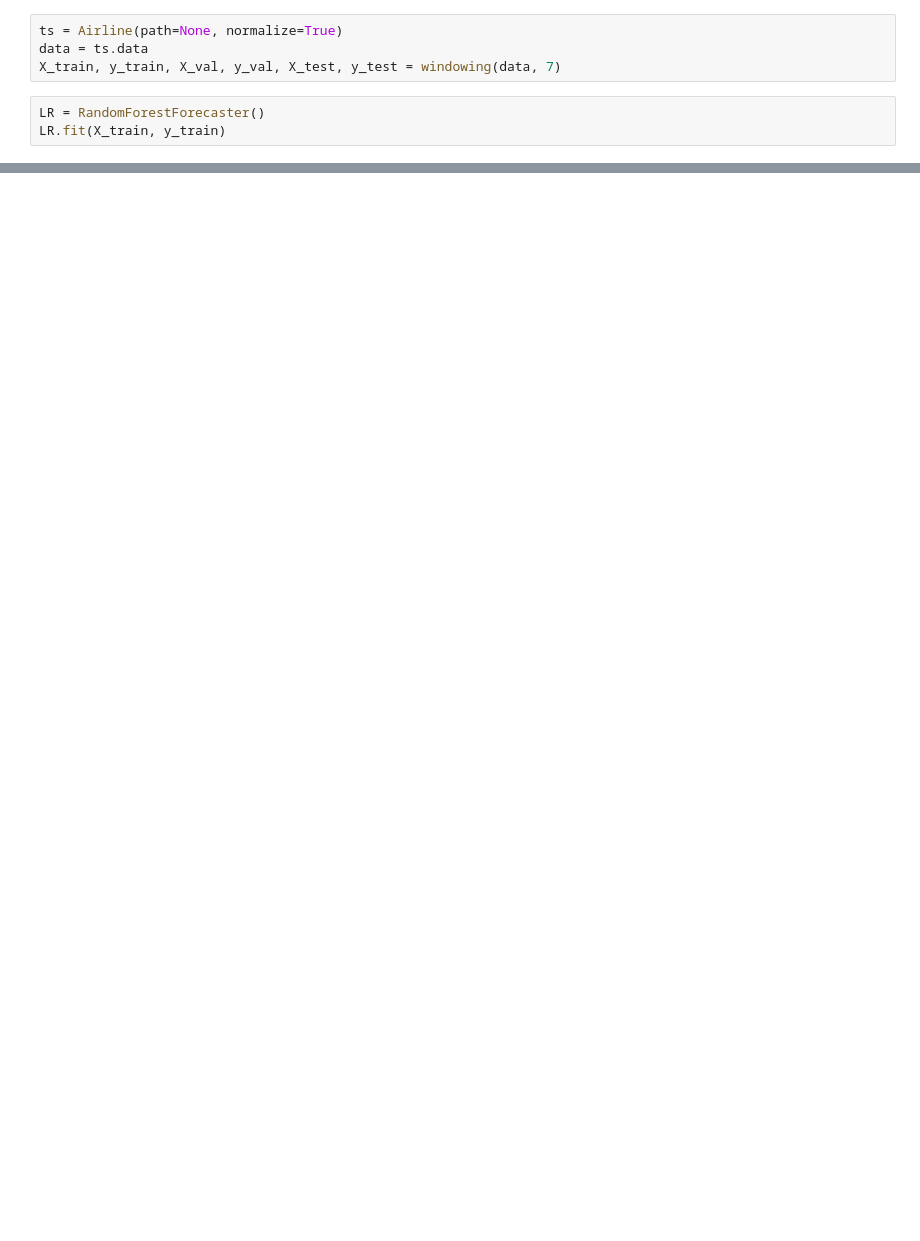
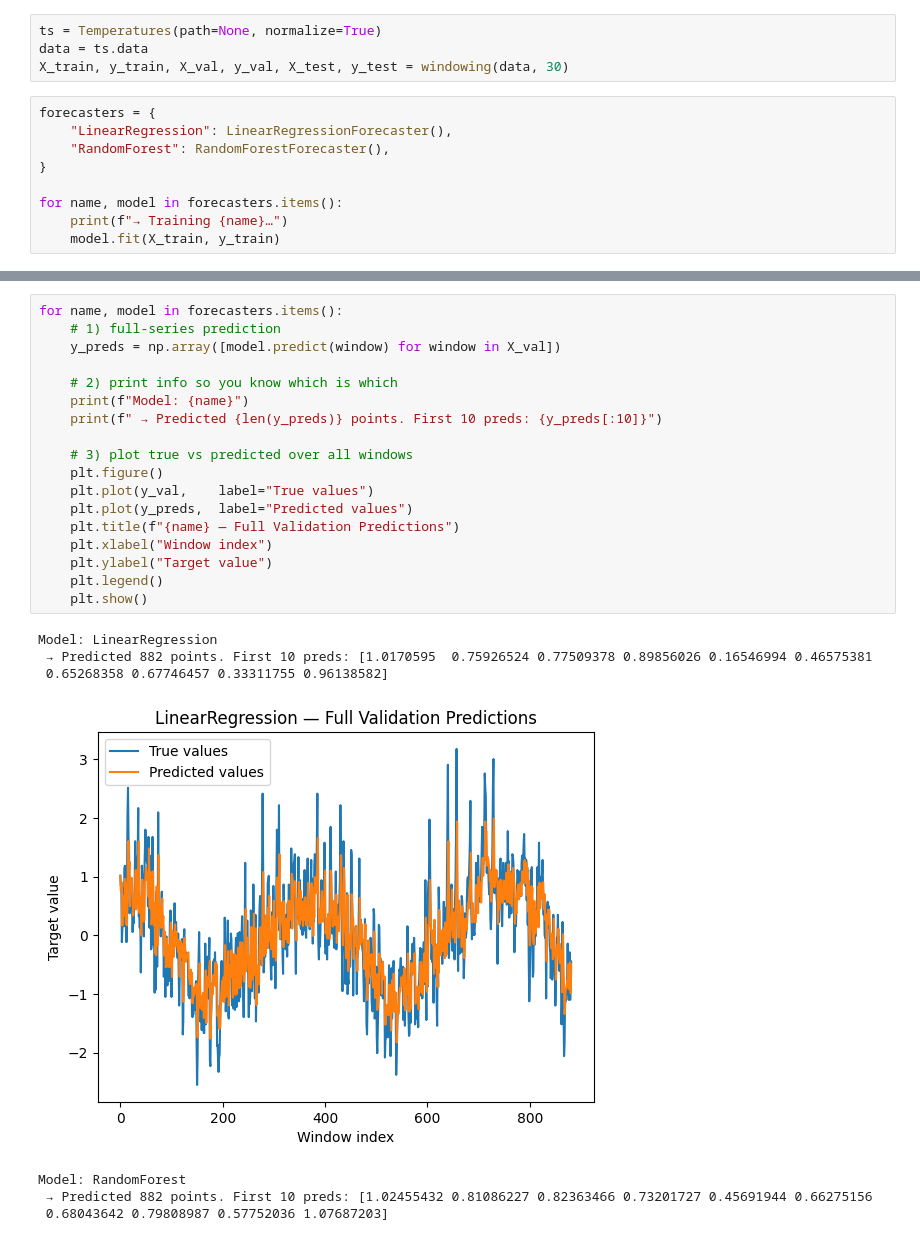
Before and after one commit to IliasAttary/bachelor_thesis, a Jupyter notebook: main.ipynb, the cells around one changed output, grey strips where cells are left out. Saved outputs shown, nothing was run; the diff lists cells and outputs as text; blank space fills up the shorter version.

Commit message:
train and validate models without RoC logic

```diff
--- a/main.ipynb
+++ b/main.ipynb
@@ -6,9 +7,15 @@ from models import *
 from utils import *
 from data import *
 # %%
-ts = Airline(path=None, normalize=True)
+ts = Temperatures(path=None, normalize=True)
 data = ts.data
-X_train, y_train, X_val, y_val, X_test, y_test = windowing(data, 7)
+X_train, y_train, X_val, y_val, X_test, y_test = windowing(data, 30)
 # %%
-LR = RandomForestForecaster()
-LR.fit(X_train, y_train)
+forecasters = {
+    "LinearRegression": LinearRegressionForecaster(),
+    "RandomForest": RandomForestForecaster(),
+}
+
+for name, model in forecasters.items():
+    print(f"→ Training {name}…")
+    model.fit(X_train, y_train)
@@ -71,0 +25,26 @@ plt.show()
+# %%
+for name, model in forecasters.items():
+    # 1) full-series prediction
+    y_preds = np.array([model.predict(window) for window in X_val])
+
+    # 2) print info so you know which is which
+    print(f"Model: {name}")
+    print(f" → Predicted {len(y_preds)} points. First 10 preds: {y_preds[:10]}")
+
+    # 3) plot true vs predicted over all windows
+    plt.figure()
+    plt.plot(y_val,    label="True values")
+    plt.plot(y_preds,  label="Predicted values")
+    plt.title(f"{name} — Full Validation Predictions")
+    plt.xlabel("Window index")
+    plt.ylabel("Target value")
+    plt.legend()
+    plt.show()
+# %% [output]
+Model: LinearRegression
+ → Predicted 882 points. First 10 preds: [1.0170595  0.75926524 0.77509378 0.89856026 0.16546994 0.46575381
+ 0.65268358 0.67746457 0.33311755 0.96138582]
+[figure, added]
+Model: RandomForest
+ → Predicted 882 points. First 10 preds: [1.02455432 0.81086227 0.82363466 0.73201727 0.45691944 0.66275156
+ 0.68043642 0.79808987 0.57752036 1.07687203]
```
Also changed, not shown: parts of 4 cells of this notebook.
